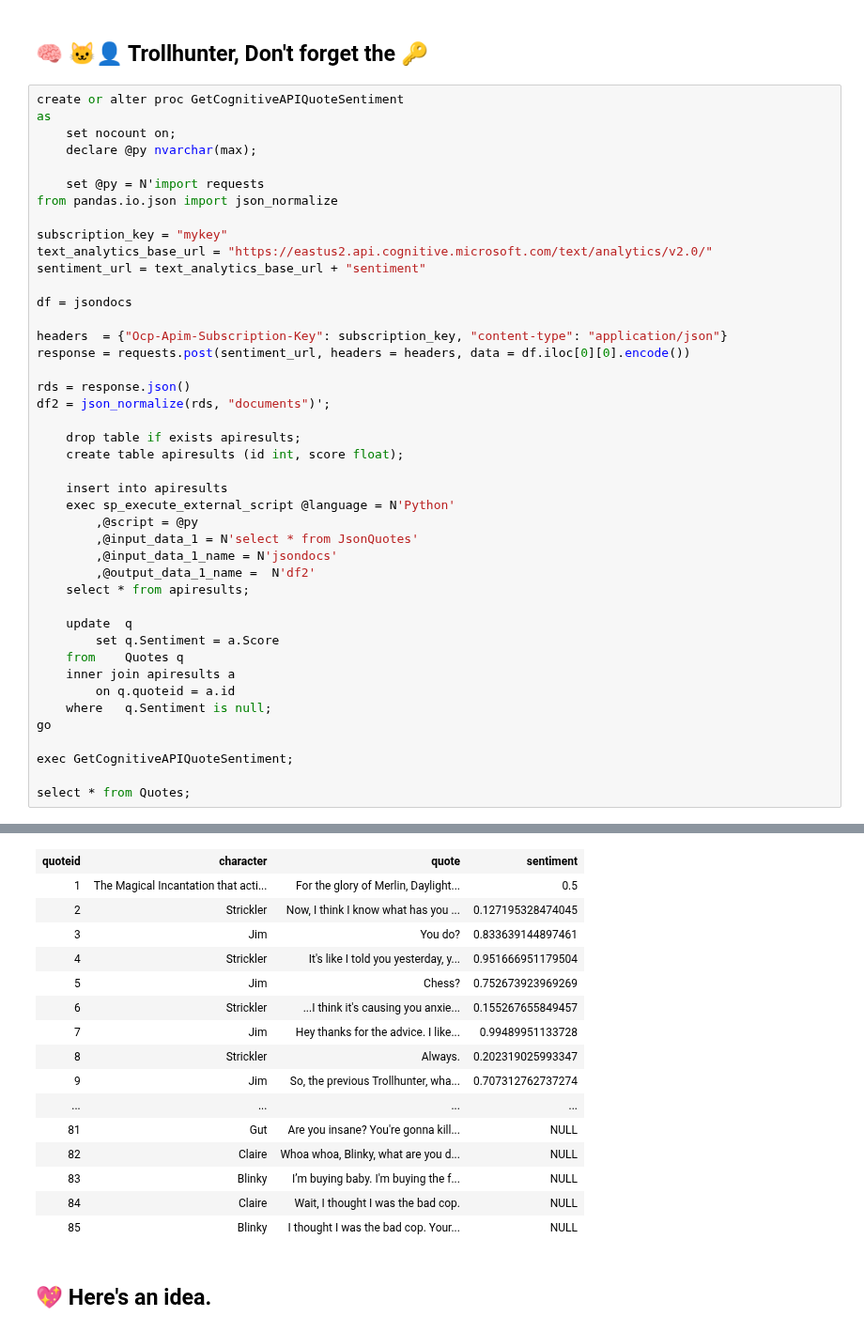
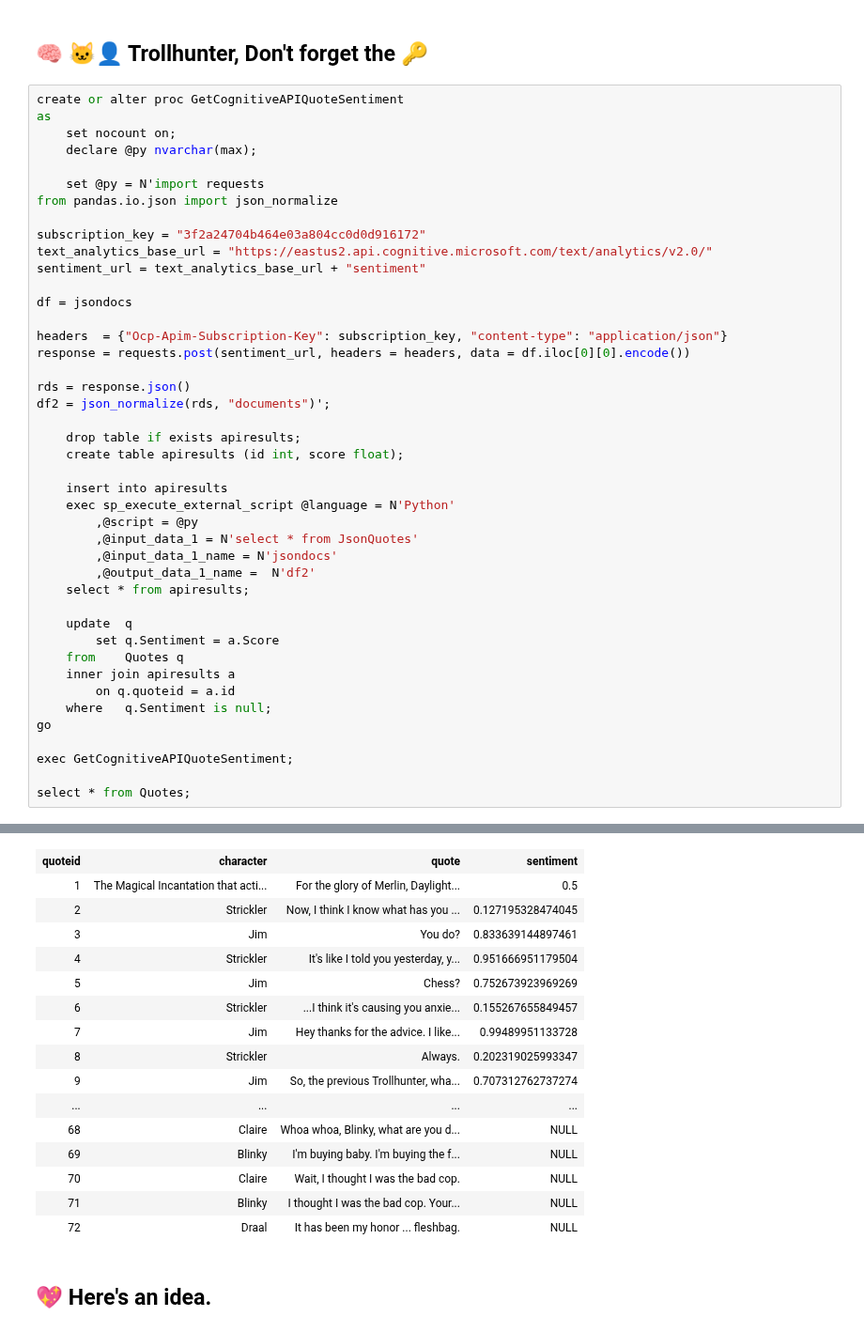
Before and after one commit to hfleitas/SentimentPrediction, a Jupyter notebook: Trollhunters.ipynb, the cells around one changed output, grey strips where cells are left out. Shown at 94% size. Saved outputs shown, nothing was run; the diff lists cells and outputs as text.

```diff
--- a/Trollhunters.ipynb
+++ b/Trollhunters.ipynb
@@ -153,7 +140,7 @@ as
 	set @py = N'import requests
 from pandas.io.json import json_normalize
 
-subscription_key = "mykey"
+subscription_key = "3f2a24704b464e03a804cc0d0d916172"
 text_analytics_base_url = "https://eastus2.api.cognitive.microsoft.com/text/analytics/v2.0/"
 sentiment_url = text_analytics_base_url + "sentiment"
 
@@ -210,19 +197,19 @@ Total execution time: 00:00:01.324
 | quoteid | character | quote | sentiment |
 | 1 | The Magical Incantation that acti... | For the glory of Merlin, Daylight... | 0.5 |
 | 2 | Strickler | Now, I think I know what has you ... | 0.127195328474045 |
 | 3 | Jim | You do? | 0.833639144897461 |
 | 4 | Strickler | It's like I told you yesterday, y... | 0.951666951179504 |
 | 5 | Jim | Chess? | 0.752673923969269 |
 | 6 | Strickler | ...I think it's causing you anxie... | 0.155267655849457 |
 | 7 | Jim | Hey thanks for the advice. I like... | 0.99489951133728 |
 | 8 | Strickler | Always. | 0.202319025993347 |
 | 9 | Jim | So, the previous Trollhunter, wha... | 0.707312762737274 |
 | ... | ... | ... | ... |
-| 81 | Gut | Are you insane? You're gonna kill... | NULL |
-| 82 | Claire | Whoa whoa, Blinky, what are you d... | NULL |
-| 83 | Blinky | I’m buying baby. I'm buying the f... | NULL |
-| 84 | Claire | Wait, I thought I was the bad cop. | NULL |
-| 85 | Blinky | I thought I was the bad cop. Your... | NULL |
+| 68 | Claire | Whoa whoa, Blinky, what are you d... | NULL |
+| 69 | Blinky | I'm buying baby. I'm buying the f... | NULL |
+| 70 | Claire | Wait, I thought I was the bad cop. | NULL |
+| 71 | Blinky | I thought I was the bad cop. Your... | NULL |
+| 72 | Draal | It has been my honor ... fleshbag. | NULL |
 # %% [markdown]
 ## 💖 Here's an idea.
 # %%
```
Also changed, not shown: parts of 7 cells of this notebook, 5 other files.
